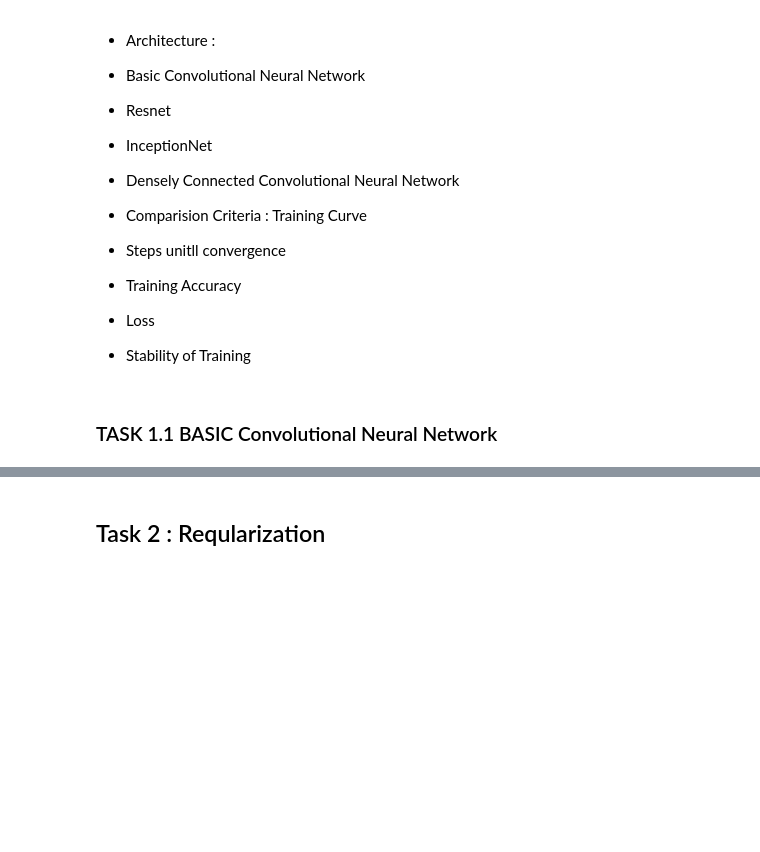
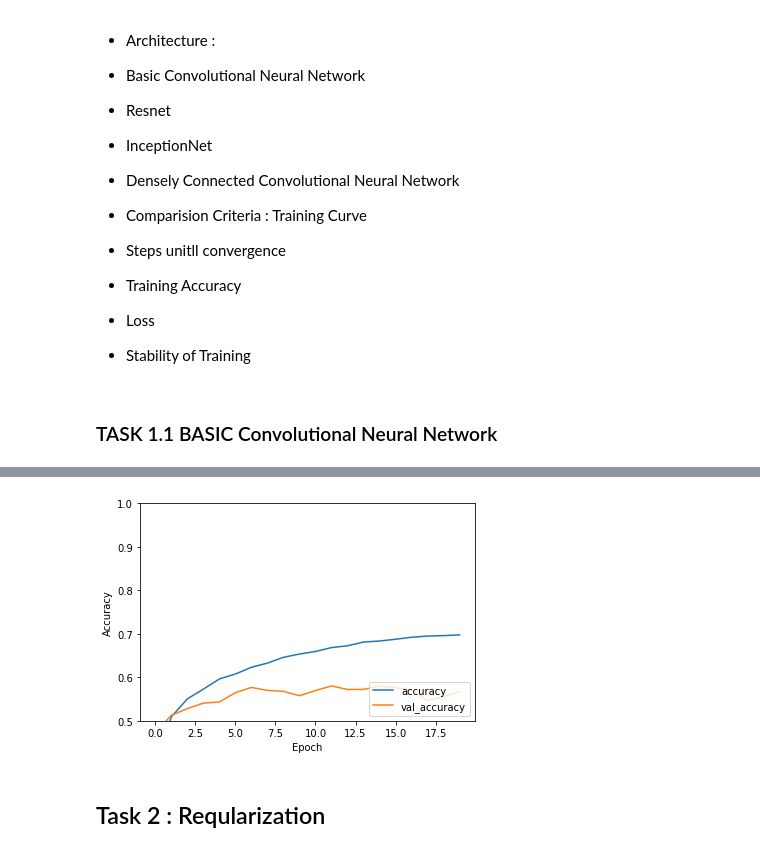
Before and after one commit to rajprasad001/deep_learning_concepts, a Jupyter notebook: Project_Assignment.ipynb, the cells around one changed output, grey strips where cells are left out. Cells and saved outputs as stored; diff of their text form; code cells hidden in the pictures; blank space fills up the shorter version.

```diff
--- a/Project_Assignment.ipynb
+++ b/Project_Assignment.ipynb
@@ -119,3 +120,14 @@ ValueError: ignored
  * Stability of Training
 # %% [markdown]
 ### TASK 1.1 BASIC Convolutional Neural Network
+# %%
+cnn_model = models.Sequential()
+cnn_model.add(layers.Conv2D(8,(3,3),padding = 'SAME', activation='relu', input_shape = (32,32,3)))
+cnn_model.add(layers.MaxPool2D((2,2)))
+cnn_model.add(layers.Conv2D(16,(3,3),padding = 'SAME', activation='relu'))
+cnn_model.add(layers.MaxPool2D((2,2)))
+cnn_model.add(layers.Conv2D(32,(3,3),padding = 'SAME', activation='relu'))
+#cnn_model.add(layers.Conv2D(128,(3,3),padding = 'SAME', activation='relu'))
+cnn_model.add(layers.Flatten())
+cnn_model.add(layers.Dense(10))
+cnn_model.summary()
@@ -121,0 +152,7 @@ ValueError: ignored
+# %%
+cnn_model.compile(optimizer='adam',
+              loss=tf.keras.losses.SparseCategoricalCrossentropy(from_logits=True),
+              metrics=['accuracy'])
+
+history = cnn_model.fit(cifar_train_x, cifar_train_y, epochs=20,
+                        validation_data=(cifar_val_x, cifar_val_y))
@@ -121,0 +177,10 @@ ValueError: ignored
+# %%
+plt.plot(history.history['accuracy'], label='accuracy')
+plt.plot(history.history['val_accuracy'], label = 'val_accuracy')
+plt.xlabel('Epoch')
+plt.ylabel('Accuracy')
+plt.ylim([0.5, 1])
+plt.legend(loc='lower right')
+
+test_loss, test_acc = cnn_model.evaluate(cifar_test_x,  cifar_test_y, verbose=2)
+# %% [output]
@@ -122,3 +188,4 @@ ValueError: ignored
+[figure, added]
 # %% [markdown]
 ## Task 2 : Reqularization
 # %% [markdown]
```
Also changed, not shown: parts of 4 cells of this notebook.
